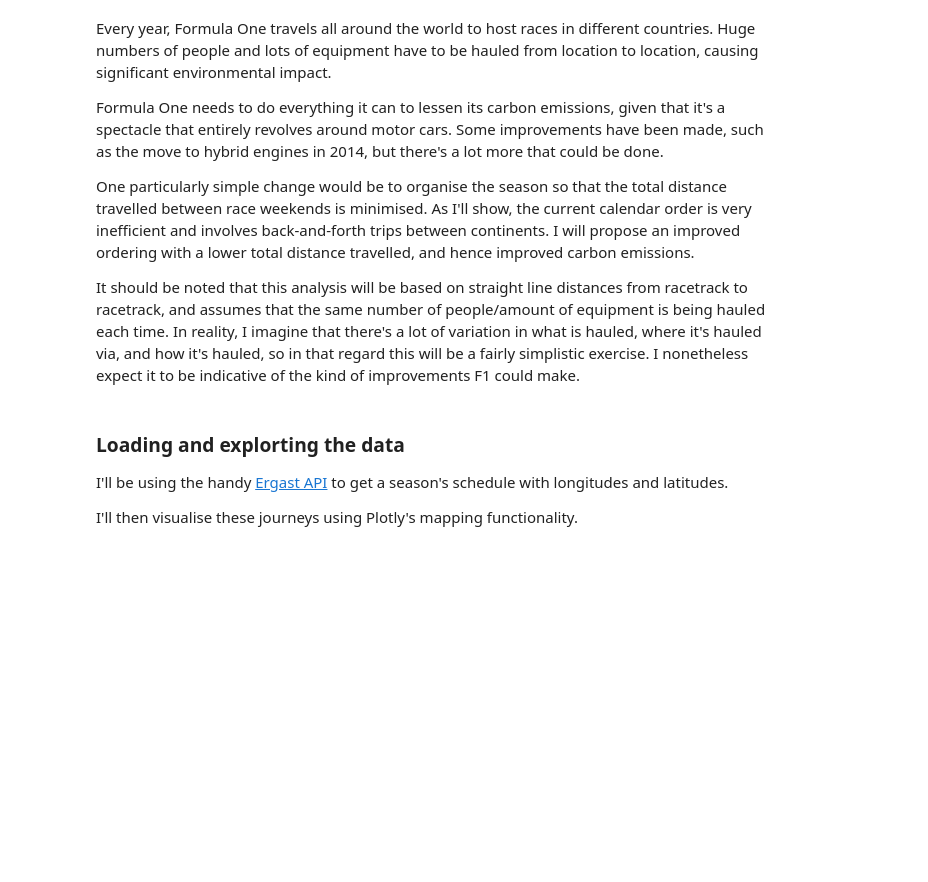
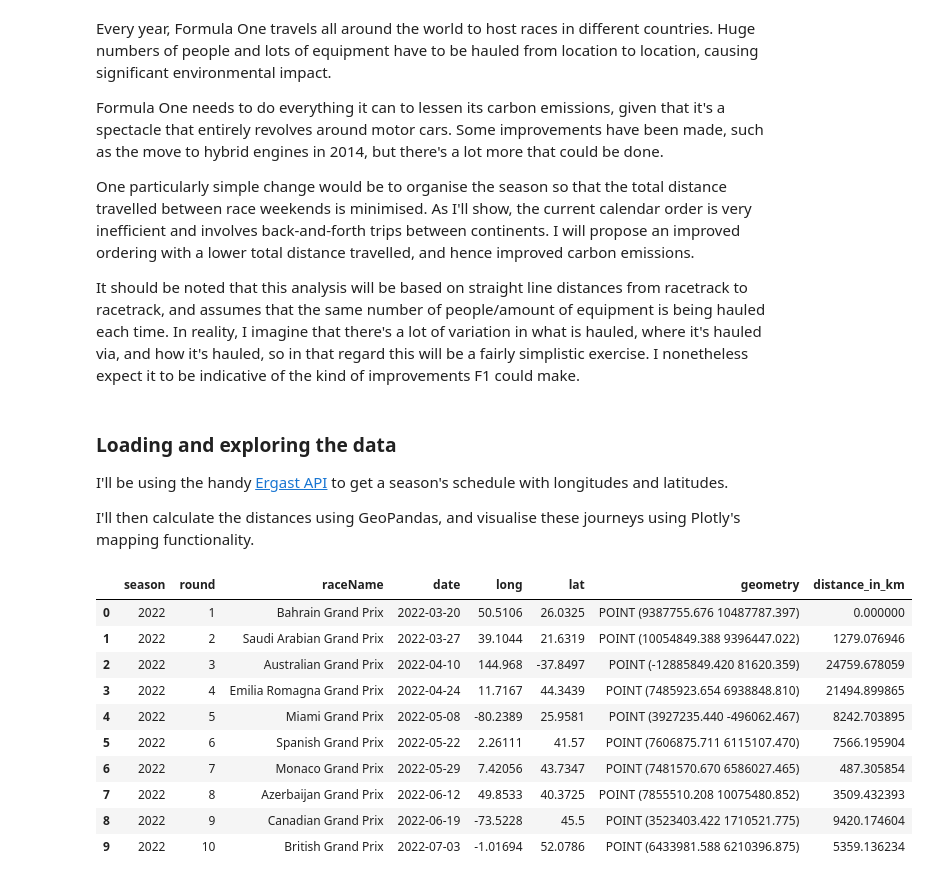
Before and after one commit to FraserTarbet/F1-calendar-optimisation, a Jupyter notebook: Calendar optimisation.ipynb, the cells around one changed output. Drawn from its saved outputs; the diff is of its cells as text; code cells hidden in the pictures; blank space fills up the shorter version.

```diff
--- a/Calendar optimisation.ipynb
+++ b/Calendar optimisation.ipynb
@@ -9,8 +9,61 @@ One particularly simple change would be to organise the season so that the total
 
 It should be noted that this analysis will be based on straight line distances from racetrack to racetrack, and assumes that the same number of people/amount of equipment is being hauled each time. In reality, I imagine that there's a lot of variation in what is hauled, where it's hauled via, and how it's hauled, so in that regard this will be a fairly simplistic exercise. I nonetheless expect it to be indicative of the kind of improvements F1 could make.
 # %% [markdown]
-### Loading and explorting the data
+### Loading and exploring the data
 
 I'll be using the handy [Ergast API](http://ergast.com/mrd/) to get a season's schedule with longitudes and latitudes.
 
-I'll then visualise these journeys using Plotly's mapping functionality.
+I'll then calculate the distances using GeoPandas, and visualise these journeys using Plotly's mapping functionality.
+# %%
+import requests
+import pandas as pd
+import geopandas as gpd
+import plotly.graph_objects as go
+
+pd.options.mode.chained_assignment = None
+
+# Function to return a geodataframe with distances for a given season
+def get_season_geodataframe(season):
+
+    # Call Ergast API and insert results into a dataframe
+    api_url = "https://ergast.com/api/f1/" + str(year) + ".json"
+
+    raw_result = requests.get(api_url).json()
+    race_list = raw_result["MRData"]["RaceTable"]["Races"]
+    races_df = pd.DataFrame(race_list)
+
+    # Extract longitude and latitude from circuit dict
+    for coord in ["long", "lat"]:
+        races_df[coord] = races_df["Circuit"].apply(lambda x: x["Location"][coord])
+
+    # Ignore irrelevant fields
+    races_df = races_df[["season", "round", "raceName", "date", "long", "lat"]]
+
+    # Add point geometry data based on longs and lats
+    races_gdf = gpd.GeoDataFrame(races_df, geometry=gpd.points_from_xy(races_df["long"], races_df["lat"], crs="EPSG:4326"))
+
+    # Convert projection to UTM to allow distance calculation in metres
+    races_gdf.to_crs(epsg=3310, inplace=True)
+
+    # Calculate distances to each race from its preceding event
+    races_gdf["distance_in_km"] = 0
+    for i in range(1, len(races_gdf.index)):
+        races_gdf["distance_in_km"].iloc[i] = races_gdf["geometry"].iloc[i].distance(races_gdf["geometry"].iloc[i-1]) / 1000
+
+    return races_gdf
+
+
+# Example of function output based on this season
+get_season_geodataframe(2022).head(10)
+# %% [output]
+|  | season | round | raceName | date | long | lat | geometry | distance_in_km |
+| 0 | 2022 | 1 | Bahrain Grand Prix | 2022-03-20 | 50.5106 | 26.0325 | POINT (9387755.676 10487787.397) | 0.000000 |
+| 1 | 2022 | 2 | Saudi Arabian Grand Prix | 2022-03-27 | 39.1044 | 21.6319 | POINT (10054849.388 9396447.022) | 1279.076946 |
+| 2 | 2022 | 3 | Australian Grand Prix | 2022-04-10 | 144.968 | -37.8497 | POINT (-12885849.420 81620.359) | 24759.678059 |
+| 3 | 2022 | 4 | Emilia Romagna Grand Prix | 2022-04-24 | 11.7167 | 44.3439 | POINT (7485923.654 6938848.810) | 21494.899865 |
+| 4 | 2022 | 5 | Miami Grand Prix | 2022-05-08 | -80.2389 | 25.9581 | POINT (3927235.440 -496062.467) | 8242.703895 |
+| 5 | 2022 | 6 | Spanish Grand Prix | 2022-05-22 | 2.26111 | 41.57 | POINT (7606875.711 6115107.470) | 7566.195904 |
+| 6 | 2022 | 7 | Monaco Grand Prix | 2022-05-29 | 7.42056 | 43.7347 | POINT (7481570.670 6586027.465) | 487.305854 |
+| 7 | 2022 | 8 | Azerbaijan Grand Prix | 2022-06-12 | 49.8533 | 40.3725 | POINT (7855510.208 10075480.852) | 3509.432393 |
+| 8 | 2022 | 9 | Canadian Grand Prix | 2022-06-19 | -73.5228 | 45.5 | POINT (3523403.422 1710521.775) | 9420.174604 |
+| 9 | 2022 | 10 | British Grand Prix | 2022-07-03 | -1.01694 | 52.0786 | POINT (6433981.588 6210396.875) | 5359.136234 |
```
Also changed, not shown: parts of 2 cells of this notebook.
